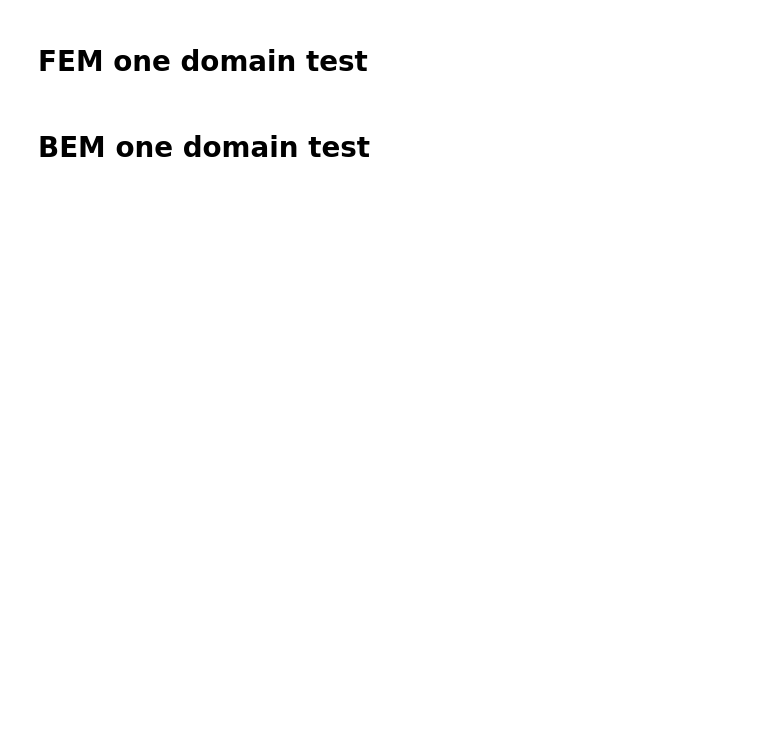
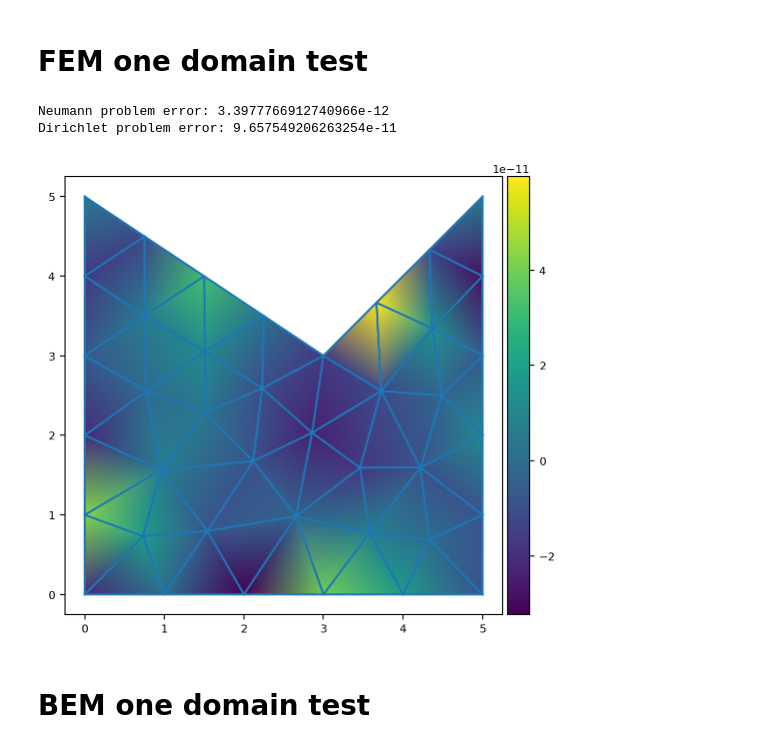
Before and after one commit to istupakov/pyquasar, a Jupyter notebook: examples/PolynomicTests.ipynb, the cells around one changed output. Cells and saved outputs as stored; diff of their text form; code cells hidden in the pictures; blank space fills up the shorter version.

```diff
--- a/examples/PolynomicTests.ipynb
+++ b/examples/PolynomicTests.ipynb
@@ -7,30 +10,52 @@ from pyquasar import load_mesh, FemDomain, BemDomain, FetiProblem
+# %%
+plt.rcParams.update(
+  {
+    "figure.figsize": (6, 6),
+    "axes.facecolor": "none",
+    "font.size": 10,
+    "xtick.labelsize": 8,
+    "ytick.labelsize": 8,
+  }
+)
 # %% [markdown]
 # FEM one domain test
 # %%
 def u(p, n):
-  #return p[..., 0] ** 2 - p[..., 1] ** 2
+  # return p[..., 0] ** 2 - p[..., 1] ** 2
   return 2 * p[..., 0] + 3 * p[..., 1] - 4
+
+
 def flow(p, n):
-  #return 2 * p[..., 0] * n[..., 0] - 2 * p[..., 1] * n[..., 1]
+  # return 2 * p[..., 0] * n[..., 0] - 2 * p[..., 1] * n[..., 1]
   return 2 * n[..., 0] + 3 * n[..., 1]
 
-domain = next(FemDomain(*data) for data in load_mesh('test.geo'))
-dir_vector = u(domain.vertices[:domain.ext_dof_count], 0)
 
-domain.assembly({'dirichlet': flow })
+domain = next(FemDomain(domain) for domain in Mesh.load("test.geo"))
+dir_vector = u(domain.vertices[: domain.ext_dof_count], 0)
+
+domain.assembly({"dirichlet": flow})
 sol = domain.solve_neumann(domain.load_vector)
 
-sol -= domain.kernel[0] * (sol @ domain.kernel[0])/(domain.kernel[0] @ domain.kernel[0])
-u_ort = u(domain.vertices, 0) - domain.kernel[0] * (u(domain.vertices, 0) @ domain.kernel[0])/(domain.kernel[0] @ domain.kernel[0])
+sol -= domain.kernel[0] * (sol @ domain.kernel[0]) / (domain.kernel[0] @ domain.kernel[0])
+u_ort = u(domain.vertices, 0) - domain.kernel[0] * (u(domain.vertices, 0) @ domain.kernel[0]) / (domain.kernel[0] @ domain.kernel[0])
 
-print(f'Neumann problem error: {np.linalg.norm(sol - u_ort)/np.linalg.norm(u_ort)}')
-print(f'Dirichlet problem error: {np.linalg.norm(domain.solve_dirichlet(dir_vector) - domain.load_vector)/np.linalg.norm(domain.load_vector)}')
+print(f"Neumann problem error: {np.linalg.norm(sol - u_ort)/np.linalg.norm(u_ort)}")
+print(
+  f"Dirichlet problem error: {np.linalg.norm(domain.solve_dirichlet(dir_vector) - domain.load_vector)/np.linalg.norm(domain.load_vector)}"
+)
 
 fig, ax = plt.subplots()
-ax.set_aspect('equal')
-tpc = ax.tripcolor(domain.vertices[:, 0], domain.vertices[:, 1], u_ort - sol, triangles=domain.elements[0][1], shading='gouraud')
-fig.colorbar(tpc)
-ax.triplot(domain.vertices[:, 0], domain.vertices[:, 1], domain.elements[0][1])
+ax.set_aspect("equal")
+tpc = ax.tripcolor(domain.vertices[:, 0], domain.vertices[:, 1], u_ort - sol, triangles=domain.elements[0].node_tags, shading="gouraud")
+divider = make_axes_locatable(ax)
+cax = divider.append_axes("right", size="5%", pad=0.05)
+fig.colorbar(tpc, cax=cax)
+ax.triplot(domain.vertices[:, 0], domain.vertices[:, 1], domain.elements[0].node_tags)
+plt.show()
+# %% [output]
+Neumann problem error: 3.3977766912740966e-12
+Dirichlet problem error: 9.657549206263254e-11
+[figure, added]
 # %% [markdown]
 # BEM one domain test
 # %%
```
Also changed, not shown: parts of 10 cells of this notebook, 11 other files.
